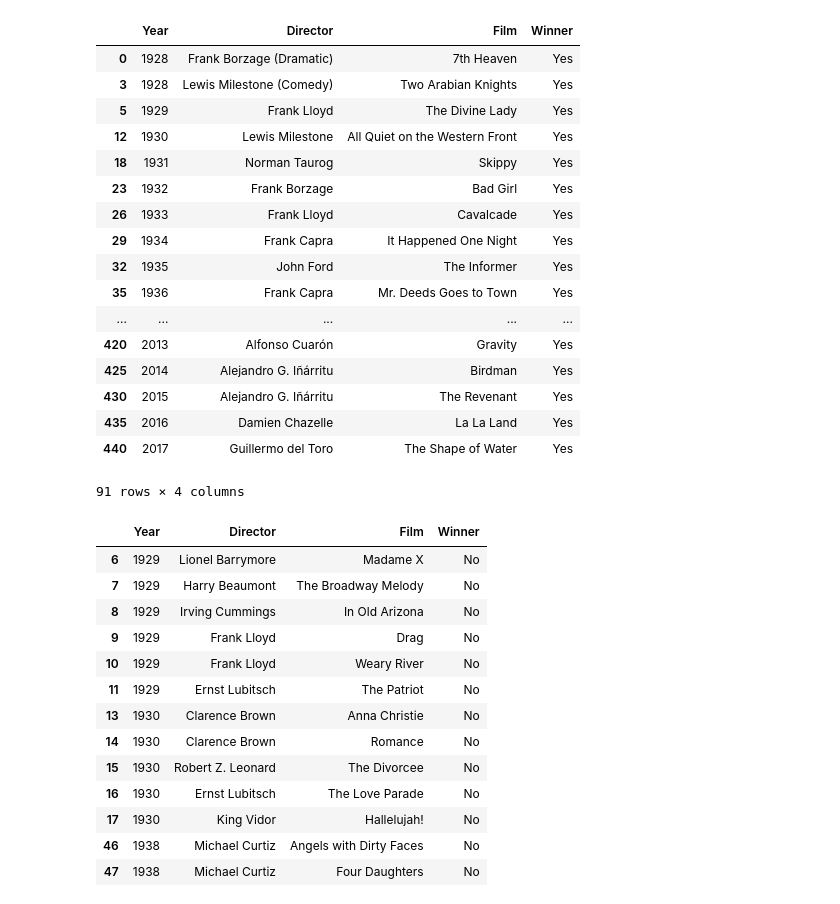
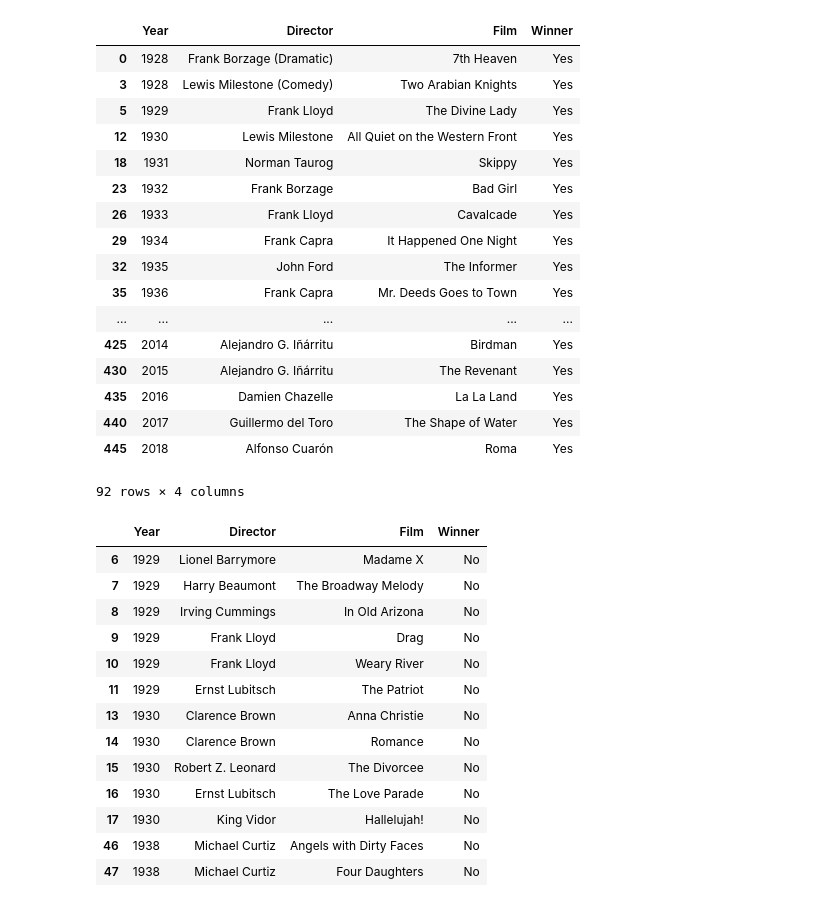
Before and after one commit to emmet-gingles/Jupyter-OscarWinners, a Jupyter notebook: Oscar_Nominees.ipynb, the cells around one changed output. Drawn from its saved outputs; the diff is of its cells as text; code cells hidden in the pictures.

```diff
--- a/Oscar_Nominees.ipynb
+++ b/Oscar_Nominees.ipynb
@@ -7,9 +2,0 @@ import pandas as pd                # for creating dataframes
-# %%
-# Function that takes in a URL and returns the contents of the page
-def loadPage(url):
-    page = urllib2.urlopen(url)
-    data = BeautifulSoup(page, "lxml")
-    return data
-
-# Style of table cells that have Oscar winners in them
-winnerStyle = 'background:#FAEB86'
@@ -226,3 +64,12 @@ for row in tables[0].findAll("tr"):
+# %%
+yearData = extractYears("director", tables, False)
+years = yearData['years']
+numFilms = yearData['numFilms']
+# %%
+data = extractFilmData("director", tables, False)
+directors = data['names']
+films = data['films']
+winners = data['winners']
 # %%
 # Check the length of each list. Directors and films are not the same. This is because in the years 1929, 1930 and 1938 a
 # director was twice nominated
@@ -250,41 +97,24 @@ print(len(films))
-# %%
-df_directors = pd.DataFrame(columns = ["Year","Director","Film","Winner"])
-start = 0
-for index, row in df_yearRows.iterrows():
-    year = row["Year"]
-    numFilms = pd.to_numeric(row["Rows"])
-    end = start + numFilms
-    for i in range(start, end):
-        isWinner = "No"
-        film = films[i]
-        director = directors[i]
-        if director in winners['director'] and film in winners['film']:
-            isWinner = "Yes"
-            for key, value in enumerate(winners):
-                if value == film:
-                    del winners[key]
-                    break
-        df_directors.loc[df_directors.shape[0]] = [year,director,film,isWinner]
-    start = start + numFilms
-df_directors.loc[df_directors['Winner'] == "Yes"]
-# %% [output]
-|  | Year | Director | Film | Winner |
-| 0 | 1928 | Frank Borzage (Dramatic) | 7th Heaven | Yes |
-| 3 | 1928 | Lewis Milestone (Comedy) | Two Arabian Knights | Yes |
-| 5 | 1929 | Frank Lloyd | The Divine Lady | Yes |
-| 12 | 1930 | Lewis Milestone | All Quiet on the Western Front | Yes |
-| 18 | 1931 | Norman Taurog | Skippy | Yes |
-| 23 | 1932 | Frank Borzage | Bad Girl | Yes |
-| 26 | 1933 | Frank Lloyd | Cavalcade | Yes |
-| 29 | 1934 | Frank Capra | It Happened One Night | Yes |
-| 32 | 1935 | John Ford | The Informer | Yes |
-| 35 | 1936 | Frank Capra | Mr. Deeds Goes to Town | Yes |
-| ... | ... | ... | ... | ... |
-| 420 | 2013 | Alfonso Cuarón | Gravity | Yes |
-| 425 | 2014 | Alejandro G. Iñárritu | Birdman | Yes |
-| 430 | 2015 | Alejandro G. Iñárritu | The Revenant | Yes |
-| 435 | 2016 | Damien Chazelle | La La Land | Yes |
-| 440 | 2017 | Guillermo del Toro | The Shape of Water | Yes |
-91 rows × 4 columns
+# %%
+df_directors = createDataFrame("director", {"directors": directors, "films": films}, {"years": years, "numFilms": numFilms}, winners)
+df_directors.loc[df_directors["Winner"] == "Yes"]
+# %% [output]
+|  | Year | Director | Film | Winner |
+| 0 | 1928 | Frank Borzage (Dramatic) | 7th Heaven | Yes |
+| 3 | 1928 | Lewis Milestone (Comedy) | Two Arabian Knights | Yes |
+| 5 | 1929 | Frank Lloyd | The Divine Lady | Yes |
+| 12 | 1930 | Lewis Milestone | All Quiet on the Western Front | Yes |
+| 18 | 1931 | Norman Taurog | Skippy | Yes |
+| 23 | 1932 | Frank Borzage | Bad Girl | Yes |
+| 26 | 1933 | Frank Lloyd | Cavalcade | Yes |
+| 29 | 1934 | Frank Capra | It Happened One Night | Yes |
+| 32 | 1935 | John Ford | The Informer | Yes |
+| 35 | 1936 | Frank Capra | Mr. Deeds Goes to Town | Yes |
+| ... | ... | ... | ... | ... |
+| 425 | 2014 | Alejandro G. Iñárritu | Birdman | Yes |
+| 430 | 2015 | Alejandro G. Iñárritu | The Revenant | Yes |
+| 435 | 2016 | Damien Chazelle | La La Land | Yes |
+| 440 | 2017 | Guillermo del Toro | The Shape of Water | Yes |
+| 445 | 2018 | Alfonso Cuarón | Roma | Yes |
+92 rows × 4 columns
 # %%
 # Now check the years 1929, 1930 and 1938 and see the directors twice nominated
```
Also changed, not shown: parts of 59 cells of this notebook, 4 other files.
